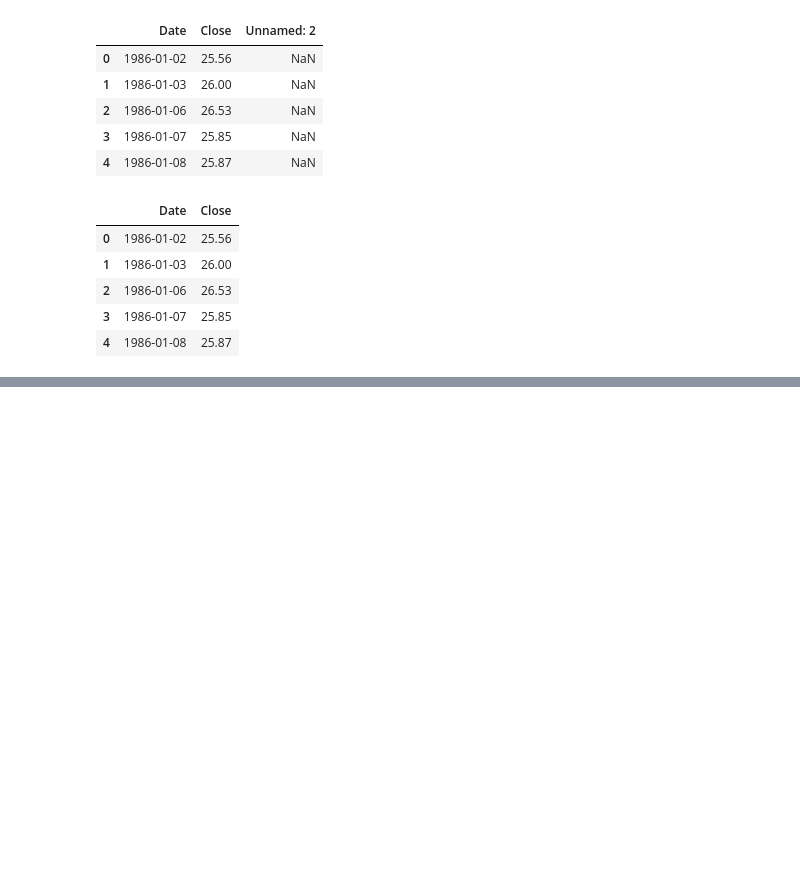
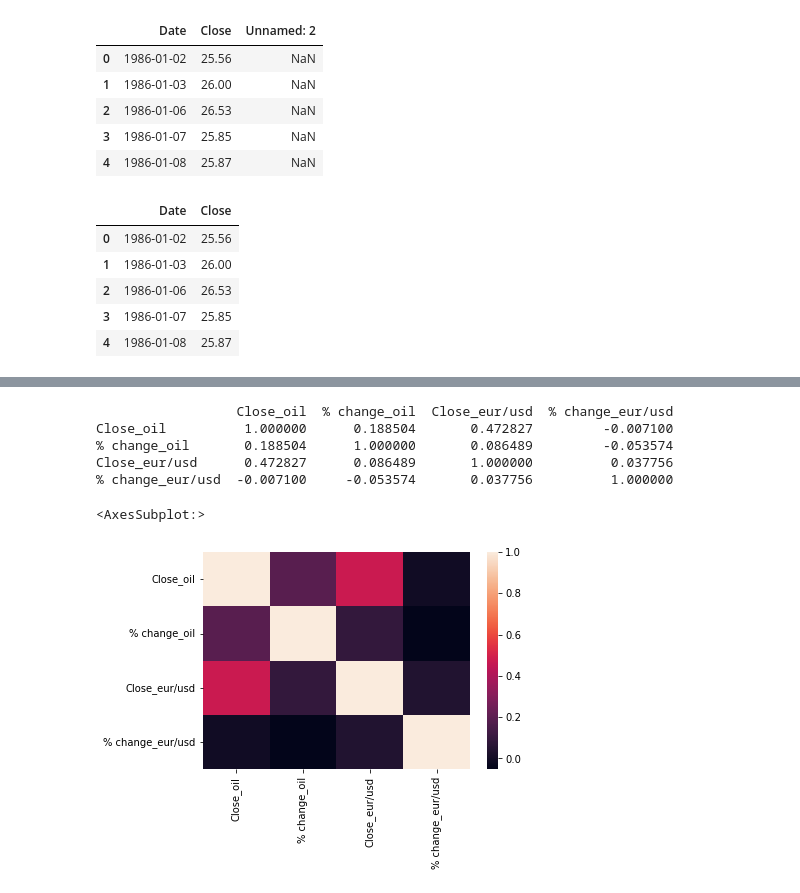
Before and after one commit to empeya/UCDPA_alistairempey, a Jupyter notebook: CIDAF - Alistair Empey.ipynb, the cells around one changed output, grey strips where cells are left out. Cells and saved outputs as stored; diff of their text form; code cells hidden in the pictures; blank space fills up the shorter version.

```diff
--- a/CIDAF - Alistair Empey.ipynb
+++ b/CIDAF - Alistair Empey.ipynb
@@ -71,0 +191,14 @@ oil.head()
+# %%
+df2 = df[(df.index > '2022-02-24')]
+# %%
+corr2 = df2.corr()
+print(corr2)
+sns.heatmap(corr2, xticklabels=corr2.columns, yticklabels=corr2.columns)
+# %% [output]
+                  Close_oil  % change_oil  Close_eur/usd  % change_eur/usd
+Close_oil          1.000000      0.188504       0.472827         -0.007100
+% change_oil       0.188504      1.000000       0.086489         -0.053574
+Close_eur/usd      0.472827      0.086489       1.000000          0.037756
+% change_eur/usd  -0.007100     -0.053574       0.037756          1.000000
+<AxesSubplot:>
+[figure, added]
```
Also changed, not shown: parts of 21 cells of this notebook.
